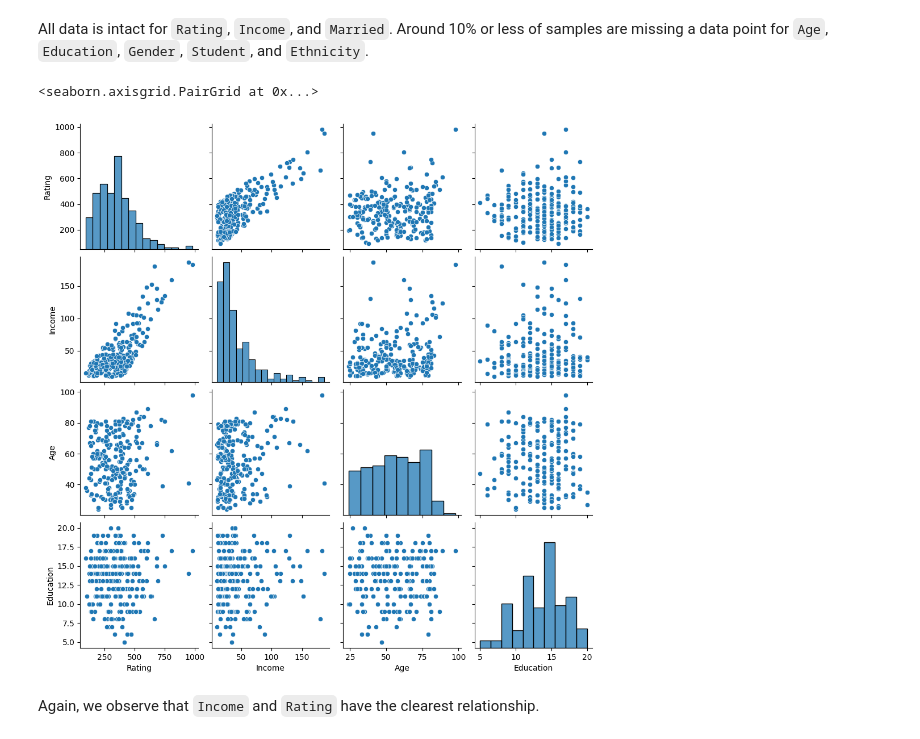
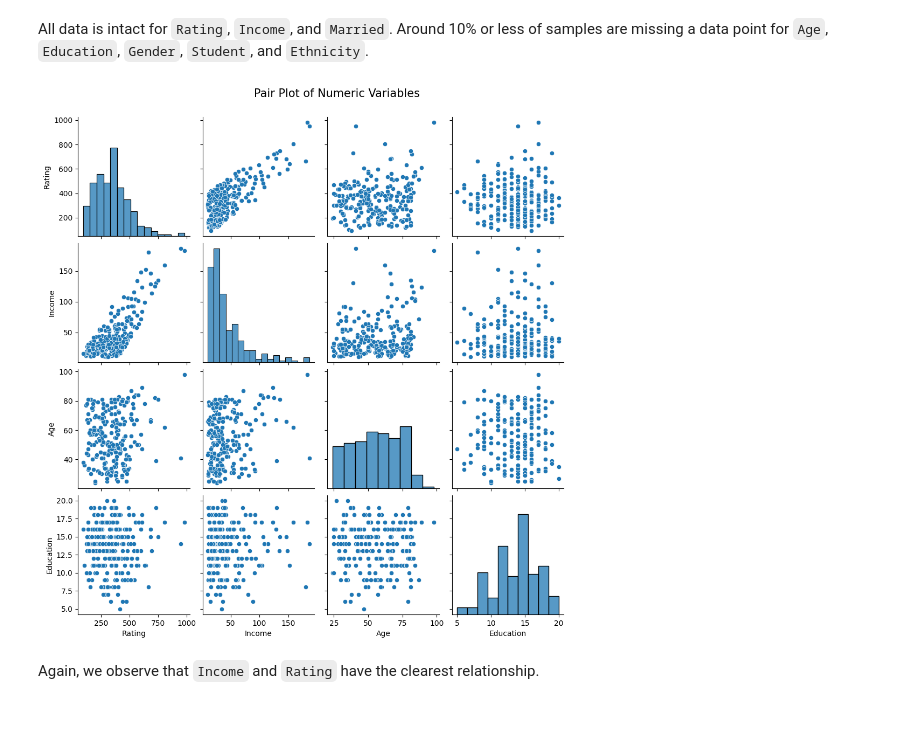
Before and after one commit to ryguy2k4/cs307, a Jupyter notebook: lab-04/lab-04.ipynb, the cells around one changed output. Cells and saved outputs as stored; diff of their text form; code cells hidden in the pictures.

```diff
--- a/lab-04/lab-04.ipynb
+++ b/lab-04/lab-04.ipynb
@@ -154,11 +160,13 @@ dtype: float64
 # %% [markdown]
 All data is intact for `Rating`, `Income`, and `Married`.  Around 10% or less of samples are missing a data point for `Age`, `Education`, `Gender`, `Student`, and `Ethnicity`.
-# %%
-# exploratory visualization
-sns.pairplot(credit_train)
-# %% [output]
-<seaborn.axisgrid.PairGrid at 0x...>
-[figure, removed]
+# %%
+# | echo: false
+# exploratory visualization
+sns.pairplot(credit_train)
+plt.text(-25, 310, "Pair Plot of Numeric Variables", fontdict={'size': 15})
+plt.show()
+# %% [output]
+[figure, added]
 # %% [markdown]
 Again, we observe that `Income` and `Rating` have the clearest relationship.
 # %% [markdown]
```
Also changed, not shown: parts of 18 cells of this notebook, 2 other files.
